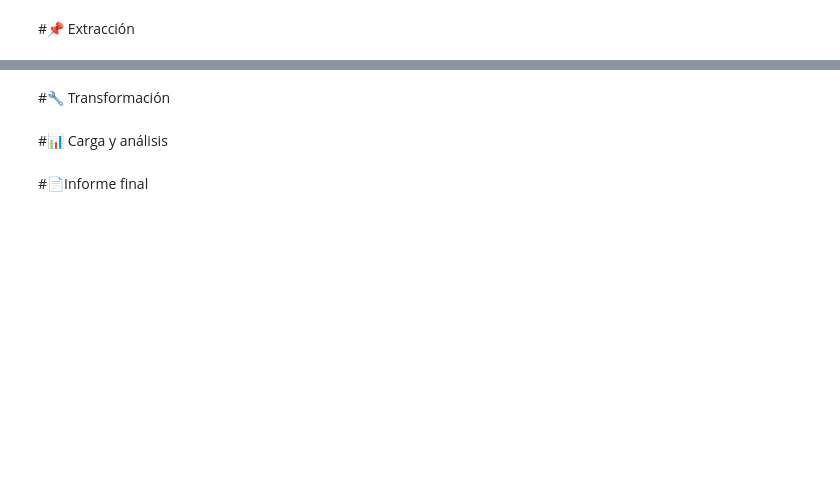
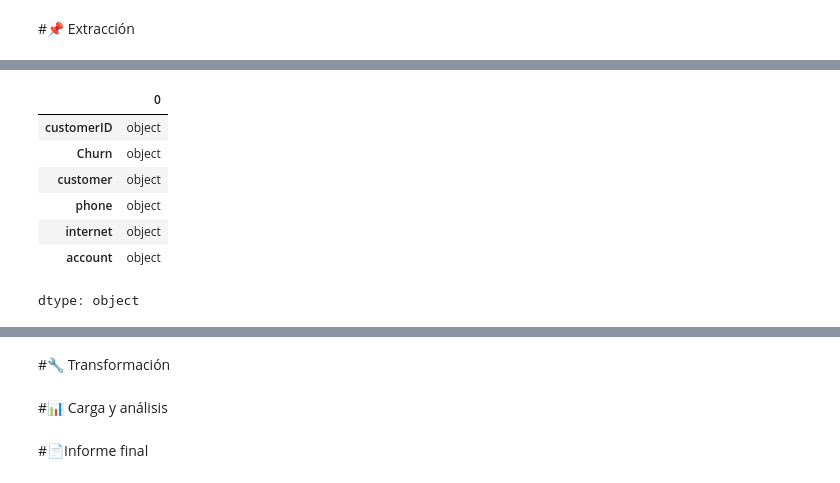
Before and after one commit to AngieNaranjoD/TelecomX_Alura, a Jupyter notebook: TelecomX_LATAM.ipynb, the cells around one changed output, grey strips where cells are left out. Drawn from its saved outputs; the diff is of its cells as text; code cells hidden in the pictures; blank space fills up the shorter version.

```diff
--- a/TelecomX_LATAM.ipynb
+++ b/TelecomX_LATAM.ipynb
@@ -8,0 +68,11 @@ import pandas as pd
+# %%
+datos_telecomx.dtypes
+# %% [output]
+|  | 0 |
+| customerID | object |
+| Churn | object |
+| customer | object |
+| phone | object |
+| internet | object |
+| account | object |
+dtype: object
```
Also changed, not shown: parts of 33 cells of this notebook.
